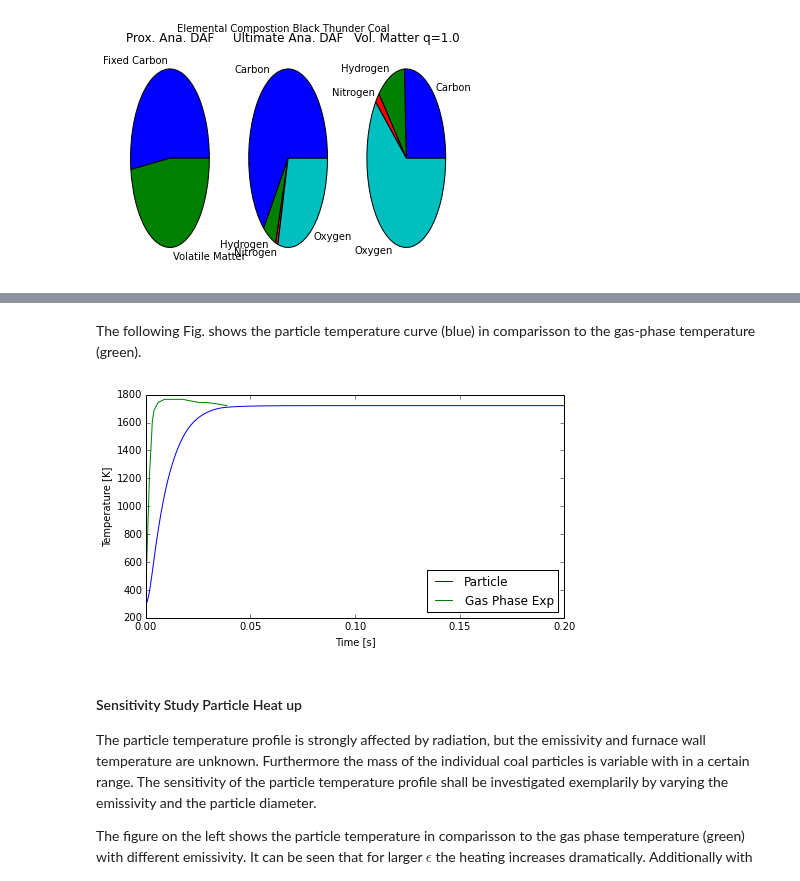
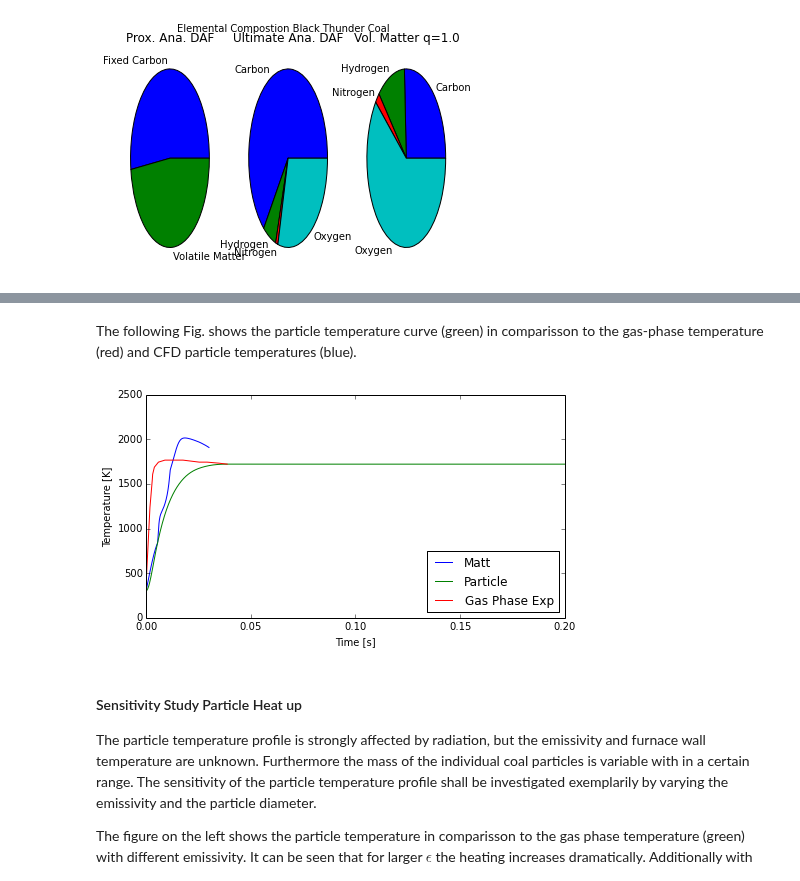
Before and after one commit to ostein/notebooks, a Jupyter notebook: pkp/BlackThunder.ipynb, the cells around one changed output, grey strips where cells are left out. Cells and saved outputs as stored; diff of their text form; code cells hidden in the pictures.

```diff
--- a/pkp/BlackThunder.ipynb
+++ b/pkp/BlackThunder.ipynb
@@ -153,0 +156,8 @@ proximate analysis:  {'Fixed Carbon': 43.8, 'Ash': 5.0, 'Volatile Matter': 40.4,
+# %%
+# PLEASE DOUBLE CHECK
+props = {'Cp': 1.2,      # Find approx. value [kJ/kgK]
+    'lambda': 8.831e-05, # Find value, function of composition [kW/mK]
+    'rho': 1300.0, 'T_wall': 1720,
+    'particle diameter': 75e-6, 'Nu': 2.0}
+print 'particle properties: ', props
+props.update({'sigma': 5.6e-8, 'epsilon': 0.0})
@@ -185,10 +197,3 @@ where subscripts p, g and w denote particle, gas phase and wall properties respe
-# %%
-# PLEASE DOUBLE CHECK
-props = {'Cp': 1.2,      # Find approx. value [kJ/kgK]
-    'lambda': 7.640e-05, # Find value, function of composition [kW/mK]
-    'epsilon': 0,        # black body
-    'sigma': 5.6e-8, 'rho': 1300.0, 'T_wall': 1720,
-    'diam': 75e-6, 'Nu': 2.0}
 # %%
 # Digitized Gasphase Data from [Liu et al. (2011)] Fig 1.
 T_low = [400.0, 964.87, 1163.90, 1218.04, 1230.48, 1235.60, 1236.34, 1234.87, 1232.68, 1226.82, 1222.43,
@@ -204,17 +209,42 @@ time = [0.025/2.5 * x for x,_ in enumerate(T_low)]
 T_high = [400,  930.64, 1235.48, 1551.61, 1608.06, 1687.09,  1743.54, 1766.12, 1766.12, 1766.12, 1766.12, 1743.54, 1743.54, 1732.25, 1720.96]
 time = [0.0, 1.1382, 1.7886, 2.9268, 3.0894, 3.9024, 5.8536, 8.9430, 10.8943, 14.1463, 17.5610, 25.3658, 29.1056, 34.6341, 38.6991]
 time = [_ / 1000.0 for _ in time]
+# %%
+T_matt = [306.09, 318.23, 330.32, 342.37, 354.38, 366.33, 378.23, 390.08, 401.87, 413.61, 425.30, 436.96, 448.58, 460.12, 471.61,
+483.03, 494.39, 505.67, 516.89, 528.03, 539.10, 550.08, 560.99, 571.81, 582.58, 593.25, 603.82, 614.29, 624.65, 634.90, 645.02,
+655.04, 664.93, 674.67, 684.26, 693.70, 702.97, 712.07, 721.02, 729.78, 738.34, 746.71, 754.86, 762.81, 770.54, 778.08, 785.39,
+792.47, 799.35, 805.97, 812.36, 818.54, 824.48, 830.19, 835.69, 850.79, 880.44, 916.29, 954.05, 991.51, 1025.62, 1054.39, 1077.48,
+1095.85, 1110.95, 1123.58, 1134.30, 1143.54, 1151.49, 1158.53, 1164.95, 1170.83, 1176.33, 1181.63, 1186.82, 1191.96, 1197.01,
+1202.03, 1207.14, 1212.37, 1217.73, 1223.25, 1228.93, 1234.80, 1240.77, 1246.87, 1253.24, 1259.87, 1266.77, 1273.96, 1281.46,
+1289.20, 1297.20, 1305.58, 1314.37, 1323.59, 1333.18, 1343.17, 1353.72, 1364.85, 1376.61, 1388.93, 1401.89, 1415.64, 1430.16,
+1445.51, 1461.84, 1479.26, 1497.86, 1517.64, 1538.72, 1561.42, 1585.85, 1612.14, 1639.51, 1657.08, 1664.85, 1672.70, 1680.61,
+1688.59, 1696.63, 1704.74, 1712.91, 1721.14, 1729.42, 1737.76, 1746.14, 1754.55, 1763.00, 1771.47, 1779.97, 1788.48, 1796.99,
+1805.49, 1813.97, 1822.41, 1830.79, 1839.10, 1847.33, 1855.45, 1863.47, 1871.36, 1879.12, 1886.72, 1894.15, 1901.39, 1908.42,
+1915.22, 1921.80, 1928.14, 1934.24, 1940.10, 1945.71, 1951.07, 1956.18, 1961.04, 1965.64, 1969.99, 1974.08, 1977.91, 1981.50,
+1984.85, 1987.96, 1990.84, 1993.51, 1995.97, 1998.22, 2000.29, 2002.17, 2003.88, 2005.42, 2006.81, 2008.06, 2009.16, 2010.14,
+2010.99, 2011.73, 2012.37, 2012.90, 2013.35, 2013.71, 2013.99, 2014.19, 2014.33, 2014.40, 2014.41, 2014.37, 2014.28, 2014.14,
+2013.95, 2013.73, 2013.47, 2013.18, 2012.85, 2012.49, 2012.11, 2011.70, 2011.26, 2010.81, 2010.33, 2009.84, 2009.32, 2008.80,
+2008.25, 2007.69, 2007.12, 2006.53, 2005.94, 2005.33, 2004.71, 2004.07, 2003.42, 2002.76, 2002.08, 2001.39, 2000.69, 1999.97,
+1999.24, 1998.50, 1997.75, 1996.99, 1996.22, 1995.44, 1994.65, 1993.85, 1993.05, 1992.24, 1991.41, 1990.59, 1989.75, 1988.90,
+1988.05, 1987.19, 1986.32, 1985.45, 1984.58, 1983.71, 1982.83, 1981.96, 1981.08, 1980.21, 1979.32, 1978.43, 1977.54, 1976.64,
+1975.73, 1974.81, 1973.88, 1972.93, 1971.98, 1971.01, 1970.04, 1969.05, 1968.05, 1967.04, 1966.01, 1964.96, 1963.90, 1962.81,
+1961.71, 1960.59, 1959.45, 1958.30, 1957.14, 1955.96, 1954.78, 1953.60, 1952.41, 1951.20, 1949.99, 1948.77, 1947.54, 1946.31,
+1945.07, 1943.84, 1942.60, 1941.37, 1940.12, 1938.88, 1937.62, 1936.36, 1935.09, 1933.79, 1932.47, 1931.13, 1929.78, 1928.40,
+1927.01, 1925.60, 1924.18, 1922.74, 1921.29, 1919.83, 1918.34, 1916.85, 1915.34, 1913.82, 1912.29, 1910.74, 1909.20, 1907.65]
+
+time_matt = [i*0.1/1000.0 for i,_ in enumerate(T_matt)]
 # %%
 from copy import deepcopy
 props_orig = deepcopy(props)
 # %% [markdown]
-The following Fig. shows the particle temperature curve (blue) in comparisson to the gas-phase temperature (green).
+The following Fig. shows the particle temperature curve (green) in comparisson to the gas-phase temperature (red) and CFD particle temperatures (blue).
 # %%
 f, ax = plt.subplots(1,1)
 f.set_figwidth(7.5)
+ax.plot(time_matt, T_matt, label='Matt')
 compute_and_plot(ax, time, T_high, props_orig, "Particle")
 # %% [output]
-[figure, old version]
+[figure, new version]
 # %% [markdown]
 #### Sensitivity Study Particle Heat up
 The particle temperature profile is strongly affected by radiation, but the emissivity and furnace wall temperature are unknown. Furthermore the mass of the individual coal particles is variable with in a certain range. The sensitivity of the particle temperature profile shall be investigated exemplarily by varying the emissivity and the particle diameter.
```
Also changed, not shown: parts of 37 cells of this notebook.
